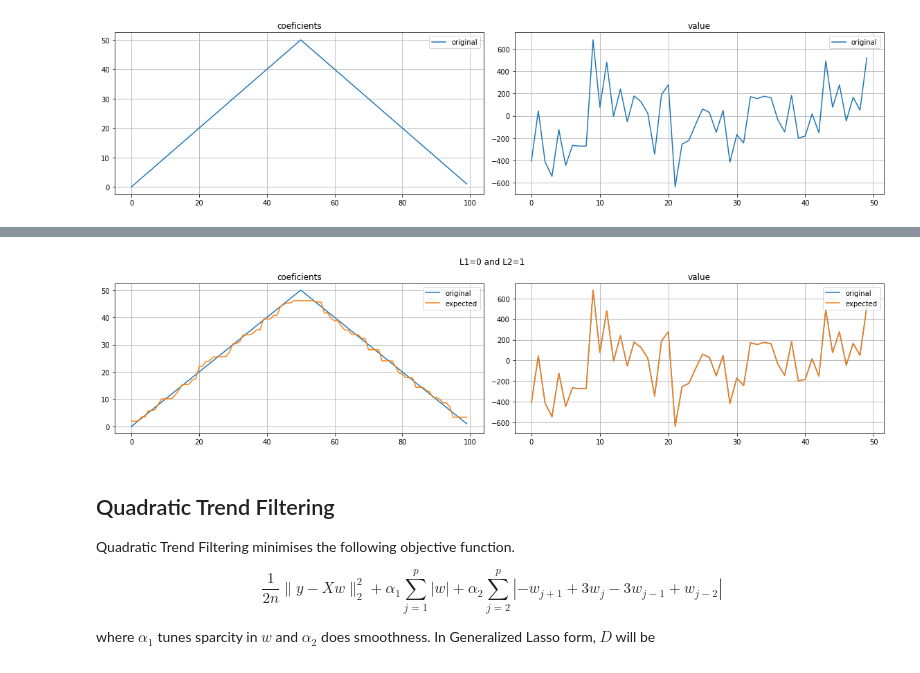
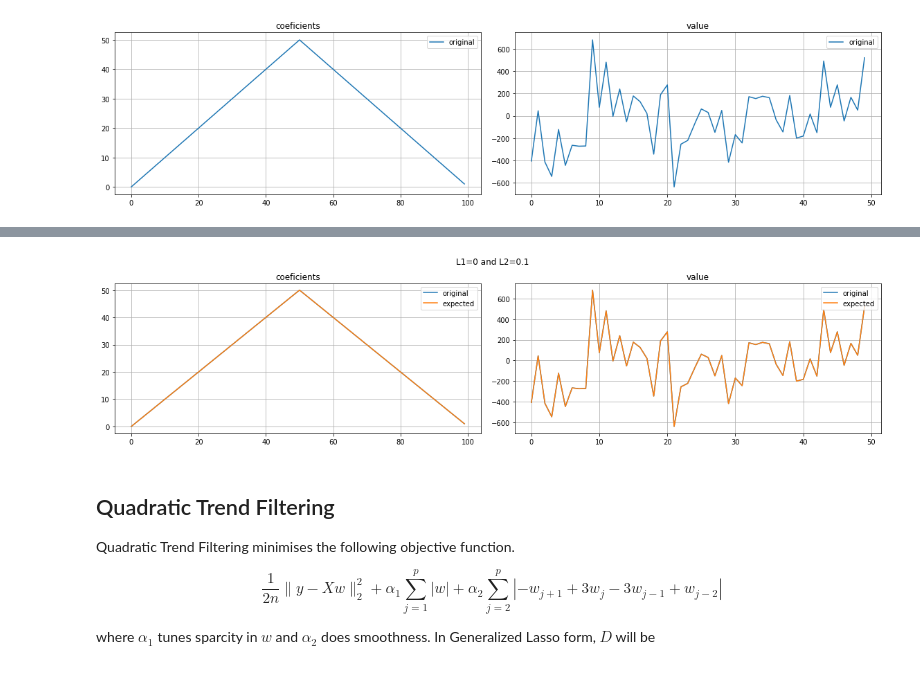
Before and after one commit to hacarus/spm-image, a Jupyter notebook: examples/generalized_lasso.ipynb, the cells around one changed output, grey strips where cells are left out. Saved outputs shown, nothing was run; the diff lists cells and outputs as text; code cells hidden in the pictures.

```diff
--- a/examples/generalized_lasso.ipynb
+++ b/examples/generalized_lasso.ipynb
@@ -190,7 +190,7 @@ show_plot(beta, y)
 from spmimage.linear_model import TrendFilteringADMM as TrendFiltering
 
 def run_trend_filtering(l1, l2):
-    clf = run_trend_filtering(alpha=0.1, sparse_coef=l1, fused_coef=l2, tol=1e-8)
+    clf = TrendFiltering(alpha=0.1, sparse_coef=l1, trend_coef=l2, tol=1e-8)
     clf.fit(X, y)
 
     glasso_signal = clf.coef_
@@ -202,7 +202,7 @@ def run_trend_filtering(l1, l2):
 # %%
 %%time
 
-error, coef = run_fused_lasso(0, 1)
+error, coef = run_trend_filtering(0, 0.1)
 nonzero_idx = np.where(coef != 0)[0]
 print('error : {0:.4f}'.format(error))
 print('number of nonzero coefficients : {0}'.format(len(nonzero_idx)))
@@ -216,4 +216,4 @@ Wall time: 166 ms
-[figure, old version]
+[figure, new version]
 # %% [markdown]
 ## Quadratic Trend Filtering
 
```
Also changed, not shown: parts of 7 cells of this notebook, 2 other files.
